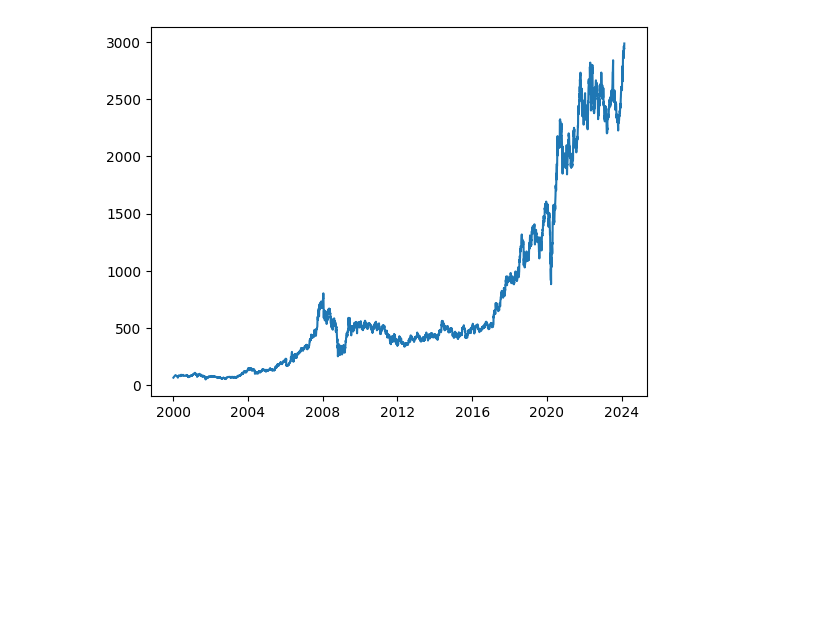
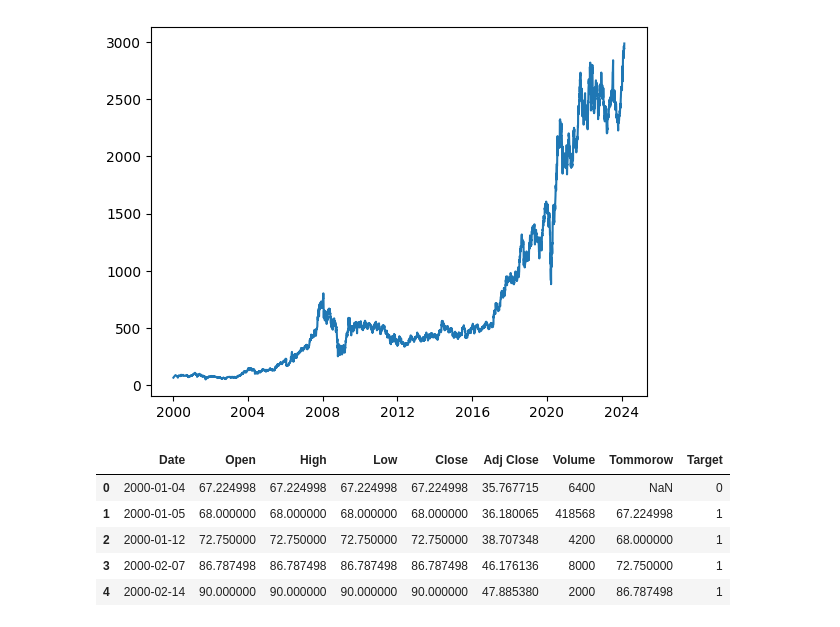
Before and after one commit to vatsbalar22/Data-science-tools-openAI, a Jupyter notebook: mnd.ipynb, the cells around one changed output. Saved outputs shown, nothing was run; the diff lists cells and outputs as text; code cells hidden in the pictures; blank space fills up the shorter version.

```diff
--- a/mnd.ipynb
+++ b/mnd.ipynb
@@ -89,0 +92,9 @@ df['Target']=(df['Close']>df['Tommorow']).astype(int)
+# %%
+df.head()
+# %% [output]
+|  | Date | Open | High | Low | Close | Adj Close | Volume | Tommorow | Target |
+| 0 | 2000-01-04 | 67.224998 | 67.224998 | 67.224998 | 67.224998 | 35.767715 | 6400 | NaN | 0 |
+| 1 | 2000-01-05 | 68.000000 | 68.000000 | 68.000000 | 68.000000 | 36.180065 | 418568 | 67.224998 | 1 |
+| 2 | 2000-01-12 | 72.750000 | 72.750000 | 72.750000 | 72.750000 | 38.707348 | 4200 | 68.000000 | 1 |
+| 3 | 2000-02-07 | 86.787498 | 86.787498 | 86.787498 | 86.787498 | 46.176136 | 8000 | 72.750000 | 1 |
+| 4 | 2000-02-14 | 90.000000 | 90.000000 | 90.000000 | 90.000000 | 47.885380 | 2000 | 86.787498 | 1 |
```
Also changed, not shown: parts of 32 cells of this notebook.
